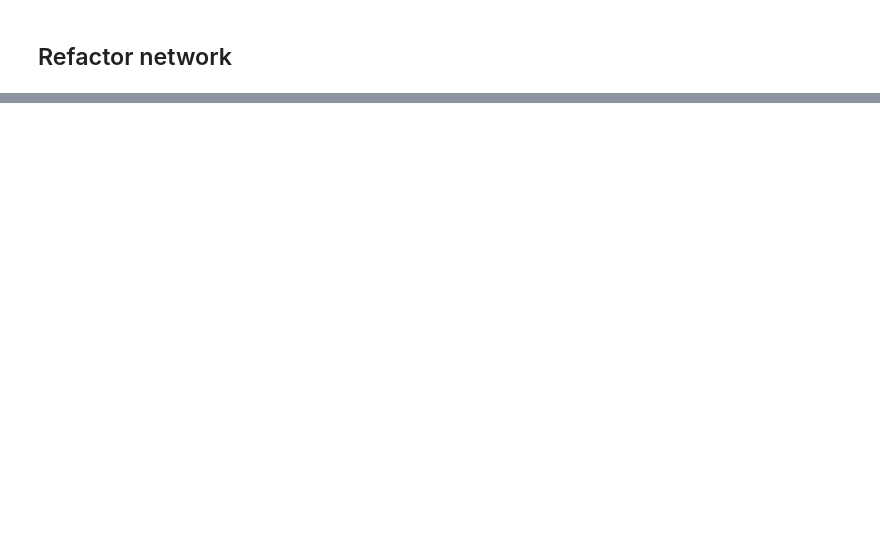
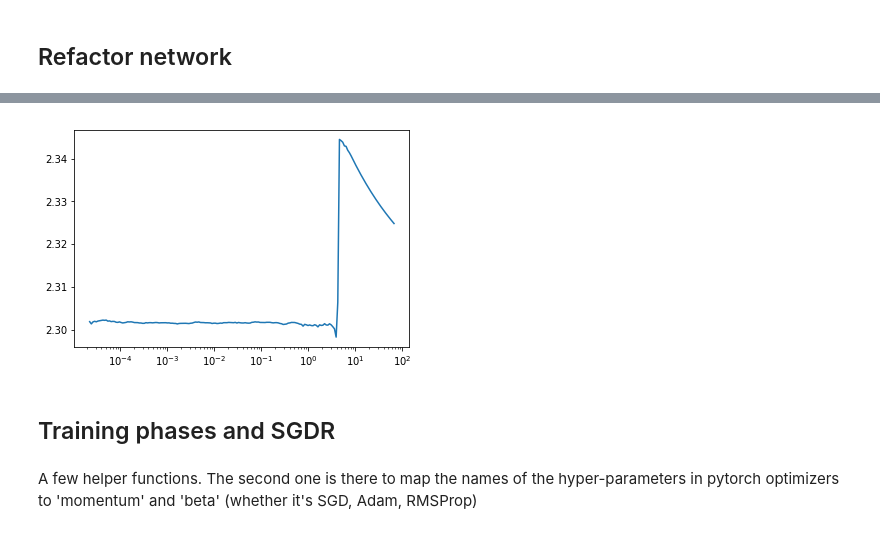
Before and after one commit to fastai/fastai_old, a Jupyter notebook: dev_nb/001_training.ipynb, the cells around one changed output, grey strips where cells are left out. Saved outputs shown, nothing was run; the diff lists cells and outputs as text; code cells hidden in the pictures; blank space fills up the shorter version.

```diff
--- a/dev_nb/001_training.ipynb
+++ b/dev_nb/001_training.ipynb
@@ -535,0 +584,29 @@ fit(epochs, model, loss_fn, optim.SGD, lr/2, data)
+# %%
+class LossRecorder(Callback):
+    beta = 0.98
+
+    def on_train_begin(self):
+        self.msa_loss,self.losses = 0,[]
+
+    def on_batch_end(self, raw_loss):
+        self.msa_loss = self.beta * self.msa_loss + (1-self.beta) * raw_loss
+        self.losses.append(self.msa_loss / (1 - self.beta ** (len(self.losses)+1)))
+        stop = False
+        return stop
+# %%
+class LRFinderCallback(LossRecorder):
+    def __init__(self, opt, n_iter, start_lr, end_lr):
+        self.sched = Scheduler(opt, 'lr', n_iter, VarType.EXPONENTIAL, start_lr, end_lr)
+        super().__init__()
+
+    def on_train_begin(self):
+        self.min_loss = 0
+        super().on_train_begin()
+
+    def on_batch_end(self, raw_loss):
+        super().on_batch_end(raw_loss)
+        loss = self.losses[-1]
+        if len(self.losses) == 1 or loss < self.min_loss: self.min_loss = loss
+        stop = self.sched.step()
+        if loss > 4 * self.min_loss: return True
+        return stop
@@ -535,0 +634,22 @@ fit(epochs, model, loss_fn, optim.SGD, lr/2, data)
+# %%
+def lr_find(model, loss_fn, opt_fn, train_dl, n_iter=200, start_lr=1e-5, end_lr=10):
+    opt = opt_fn(model.parameters(), lr=start_lr)
+    save_model(model, MDL_PATH/'tmp.pt')
+
+    cb = LRFinderCallback(opt, n_iter, start_lr, end_lr)
+    epochs = int(np.ceil(n_iter/len(train_dl)))
+    basic_fit(epochs, model, loss_fn, opt, train_dl, callbacks=[cb])
+
+    load_model(model, MDL_PATH/'tmp.pt')
+    return cb.sched.vals, cb.losses
+# %%
+model = get_model()
+# %%
+lrs, losses = lr_find(model, loss_fn, optim.SGD, data.train_dl, end_lr=100)
+plot_lr(lrs, losses)
+# %% [output]
+[figure, added]
+# %% [markdown]
+## Training phases and SGDR
+# %% [markdown]
+A few helper functions. The second one is there to map the names of the hyper-parameters in pytorch optimizers to 'momentum' and 'beta' (whether it's SGD, Adam, RMSProp)
```
Also changed, not shown: parts of 108 cells of this notebook, 1 other file.
